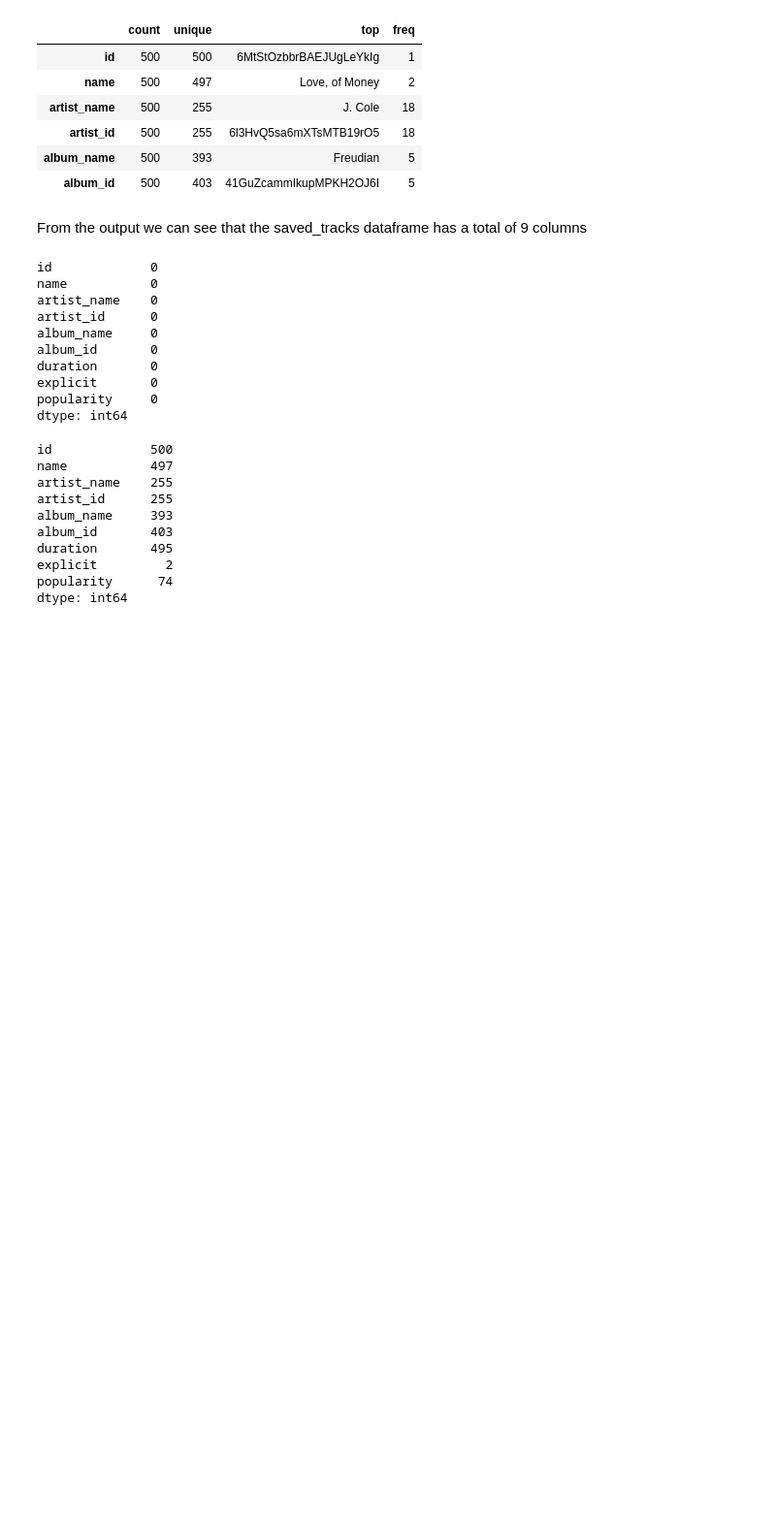
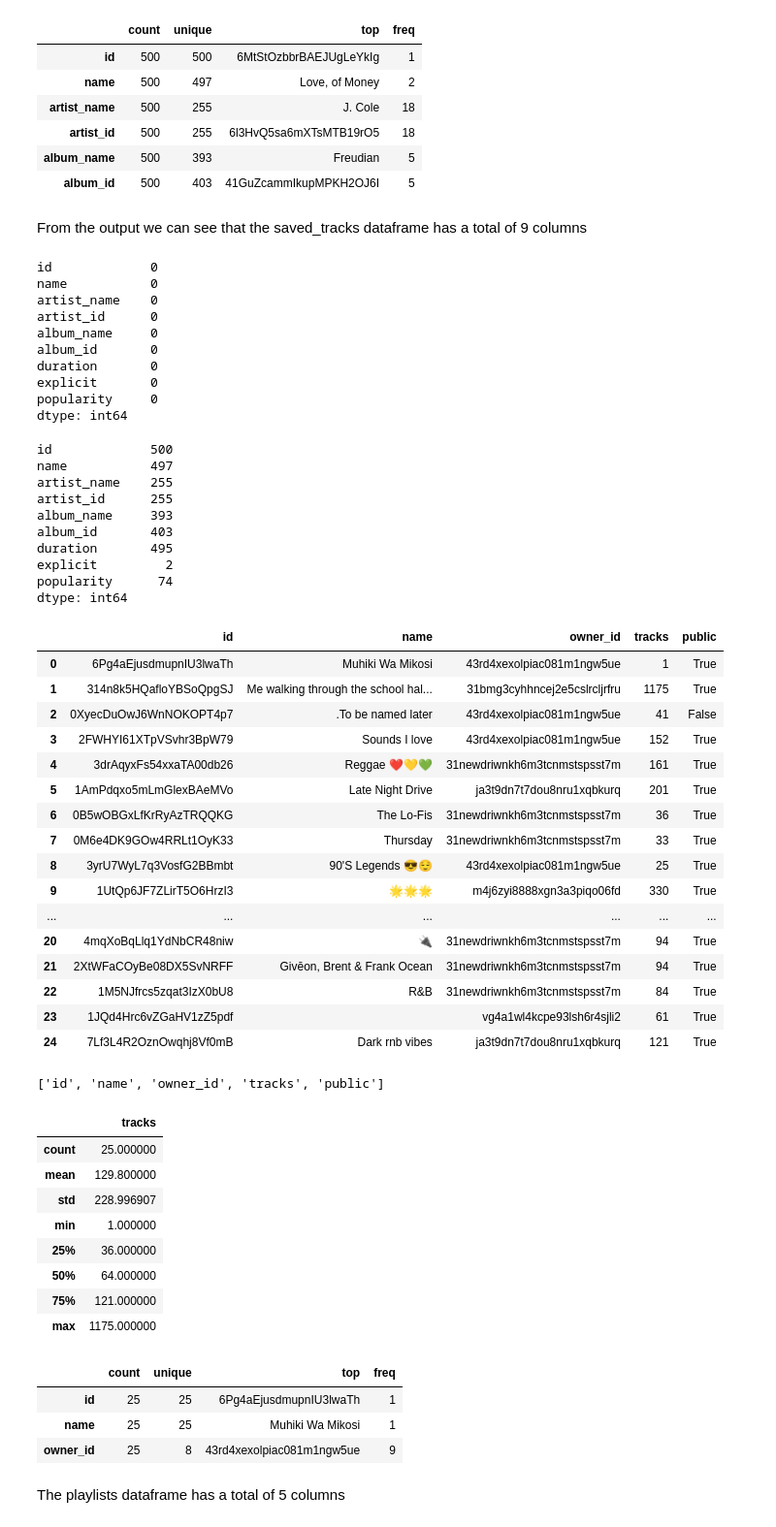
Before and after one commit to George-Njuguna/Spotify-ETL-Pipeline, a Jupyter notebook: Analysis/EDA.ipynb, the cells around one changed output. Shown at 97% size. Drawn from its saved outputs; the diff is of its cells as text; code cells hidden in the pictures; blank space fills up the shorter version.

```diff
--- a/Analysis/EDA.ipynb
+++ b/Analysis/EDA.ipynb
@@ -87,3 +88,43 @@ duration       495
 explicit         2
 popularity      74
 dtype: int64
+# %%
+ # Playlists
+display(playlists)
+print(playlists.columns.to_list())
+display(playlists.describe())
+display(playlists.describe(include = object).T)
+# %% [output]
+|  | id | name | owner_id | tracks | public |
+| 0 | 6Pg4aEjusdmupnIU3lwaTh | Muhiki Wa Mikosi | 43rd4xexolpiac081m1ngw5ue | 1 | True |
+| 1 | 314n8k5HQafloYBSoQpgSJ | Me walking through the school hal... | 31bmg3cyhhncej2e5cslrcljrfru | 1175 | True |
+| 2 | 0XyecDuOwJ6WnNOKOPT4p7 | .To be named later | 43rd4xexolpiac081m1ngw5ue | 41 | False |
+| 3 | 2FWHYI61XTpVSvhr3BpW79 | Sounds I love | 43rd4xexolpiac081m1ngw5ue | 152 | True |
+| 4 | 3drAqyxFs54xxaTA00db26 | Reggae ❤️💛💚 | 31newdriwnkh6m3tcnmstspsst7m | 161 | True |
+| 5 | 1AmPdqxo5mLmGlexBAeMVo | Late Night Drive | ja3t9dn7t7dou8nru1xqbkurq | 201 | True |
+| 6 | 0B5wOBGxLfKrRyAzTRQQKG | The Lo-Fis | 31newdriwnkh6m3tcnmstspsst7m | 36 | True |
+| 7 | 0M6e4DK9GOw4RRLt1OyK33 | Thursday | 31newdriwnkh6m3tcnmstspsst7m | 33 | True |
+| 8 | 3yrU7WyL7q3VosfG2BBmbt | 90'S Legends 😎😌 | 43rd4xexolpiac081m1ngw5ue | 25 | True |
+| 9 | 1UtQp6JF7ZLirT5O6HrzI3 | 🌟🌟🌟 | m4j6zyi8888xgn3a3piqo06fd | 330 | True |
+| ... | ... | ... | ... | ... | ... |
+| 20 | 4mqXoBqLlq1YdNbCR48niw | 🔌 | 31newdriwnkh6m3tcnmstspsst7m | 94 | True |
+| 21 | 2XtWFaCOyBe08DX5SvNRFF | Givēon, Brent & Frank Ocean | 31newdriwnkh6m3tcnmstspsst7m | 94 | True |
+| 22 | 1M5NJfrcs5zqat3IzX0bU8 | R&B | 31newdriwnkh6m3tcnmstspsst7m | 84 | True |
+| 23 | 1JQd4Hrc6vZGaHV1zZ5pdf |  | vg4a1wl4kcpe93lsh6r4sjli2 | 61 | True |
+| 24 | 7Lf3L4R2OznOwqhj8Vf0mB | Dark rnb vibes | ja3t9dn7t7dou8nru1xqbkurq | 121 | True |
+['id', 'name', 'owner_id', 'tracks', 'public']
+|  | tracks |
+| count | 25.000000 |
+| mean | 129.800000 |
+| std | 228.996907 |
+| min | 1.000000 |
+| 25% | 36.000000 |
+| 50% | 64.000000 |
+| 75% | 121.000000 |
+| max | 1175.000000 |
+|  | count | unique | top | freq |
+| id | 25 | 25 | 6Pg4aEjusdmupnIU3lwaTh | 1 |
+| name | 25 | 25 | Muhiki Wa Mikosi | 1 |
+| owner_id | 25 | 8 | 43rd4xexolpiac081m1ngw5ue | 9 |
+# %% [markdown]
+The playlists dataframe has a total of 5 columns
```
Also changed, not shown: parts of 4 cells of this notebook.
